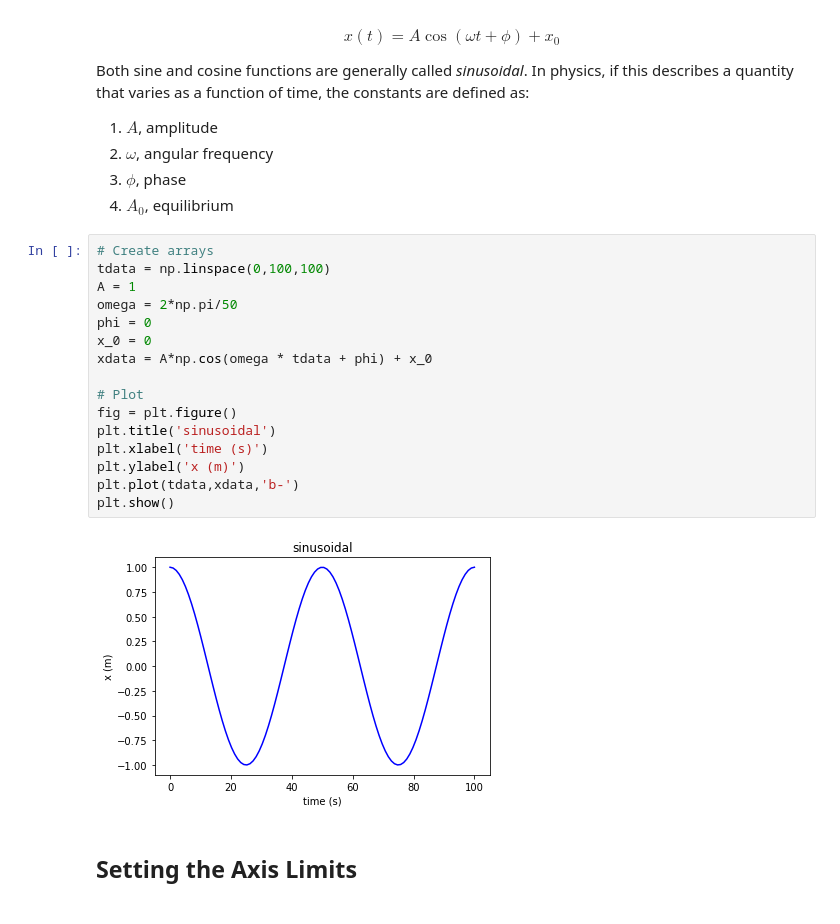
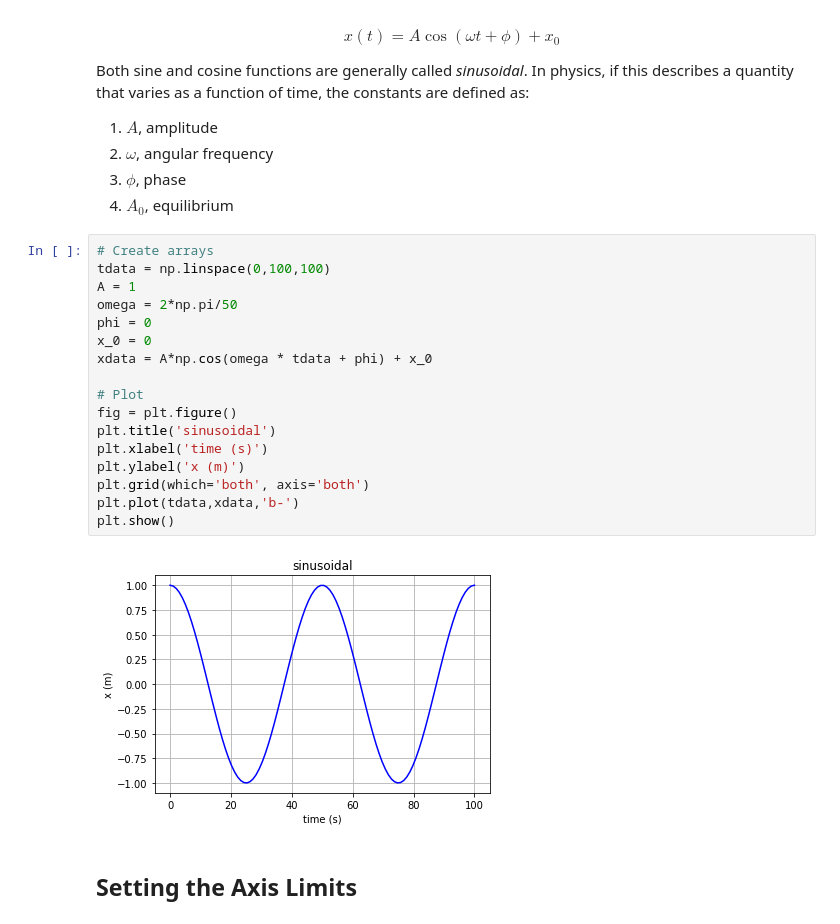
Before and after one commit to atitus/STLinATL, a Jupyter notebook: workshop2/04-plot-functions/04-plot-functions.ipynb, the cells around one changed output. Cells and saved outputs as stored; diff of their text form.

```diff
--- a/workshop2/04-plot-functions/04-plot-functions.ipynb
+++ b/workshop2/04-plot-functions/04-plot-functions.ipynb
@@ -211,21 +216,22 @@ Both sine and cosine functions are generally called *sinusoidal*. In physics, if
 # %%
 # Create arrays
 tdata = np.linspace(0,100,100)
 A = 1
 omega = 2*np.pi/50
 phi = 0
 x_0 = 0
 xdata = A*np.cos(omega * tdata + phi) + x_0
 
 # Plot
 fig = plt.figure()
 plt.title('sinusoidal')
 plt.xlabel('time (s)')
 plt.ylabel('x (m)')
+plt.grid(which='both', axis='both')
 plt.plot(tdata,xdata,'b-')
 plt.show()
 # %% [output]
-[figure, old version]
+[figure, new version]
 # %% [markdown]
 ## Setting the Axis Limits
 # %% [markdown]
```
Also changed, not shown: parts of 6 cells of this notebook, 13 other files.
